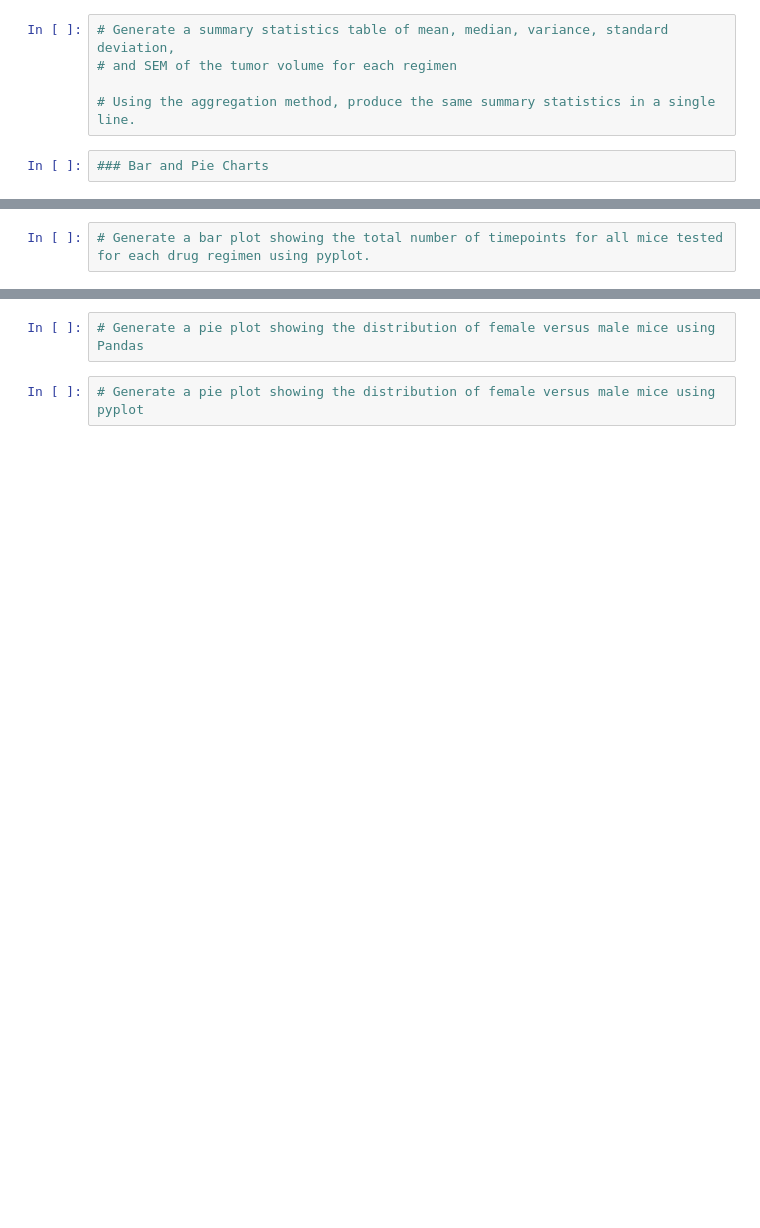
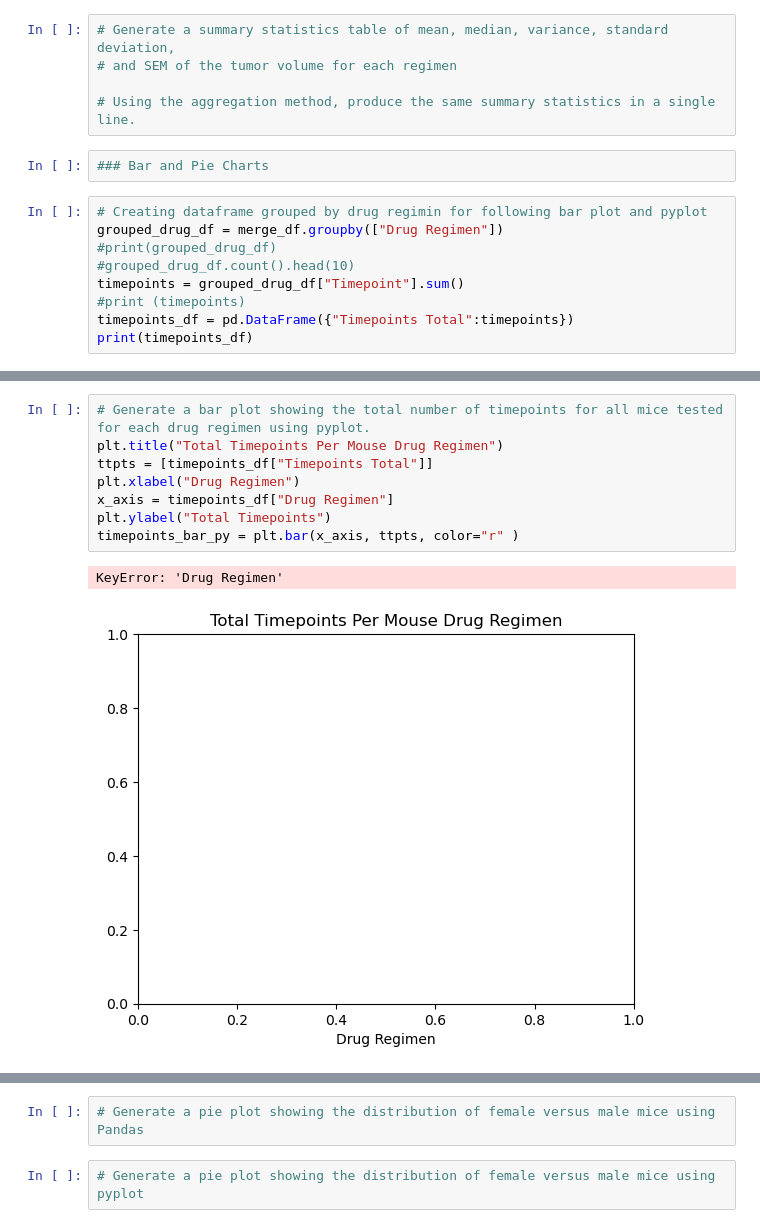
Before and after one commit to CRFitzgerald/matplotlib-challenge, a Jupyter notebook: pymaceuticals-inc-code.ipynb, the cells around one changed output, grey strips where cells are left out. Drawn from its saved outputs; the diff is of its cells as text; blank space fills up the shorter version.

```diff
--- a/pymaceuticals-inc-code.ipynb
+++ b/pymaceuticals-inc-code.ipynb
@@ -86,3 +134,12 @@ Name: Tumor Volume (mm3), dtype: float64
 # Using the aggregation method, produce the same summary statistics in a single line.
 # %%
 ### Bar and Pie Charts
+# %%
+# Creating dataframe grouped by drug regimin for following bar plot and pyplot
+grouped_drug_df = merge_df.groupby(["Drug Regimen"])
+#print(grouped_drug_df)
+#grouped_drug_df.count().head(10)
+timepoints = grouped_drug_df["Timepoint"].sum()
+#print (timepoints)
+timepoints_df = pd.DataFrame({"Timepoints Total":timepoints})
+print(timepoints_df)
@@ -91,2 +168,11 @@ Name: Tumor Volume (mm3), dtype: float64
 # %%
 # Generate a bar plot showing the total number of timepoints for all mice tested for each drug regimen using pyplot.
+plt.title("Total Timepoints Per Mouse Drug Regimen")
+ttpts = [timepoints_df["Timepoints Total"]]
+plt.xlabel("Drug Regimen")
+x_axis = timepoints_df["Drug Regimen"]
+plt.ylabel("Total Timepoints")
+timepoints_bar_py = plt.bar(x_axis, ttpts, color="r" )
+# %% [output]
+KeyError: 'Drug Regimen'
+[figure, added]
```
Also changed, not shown: parts of 10 cells of this notebook.
